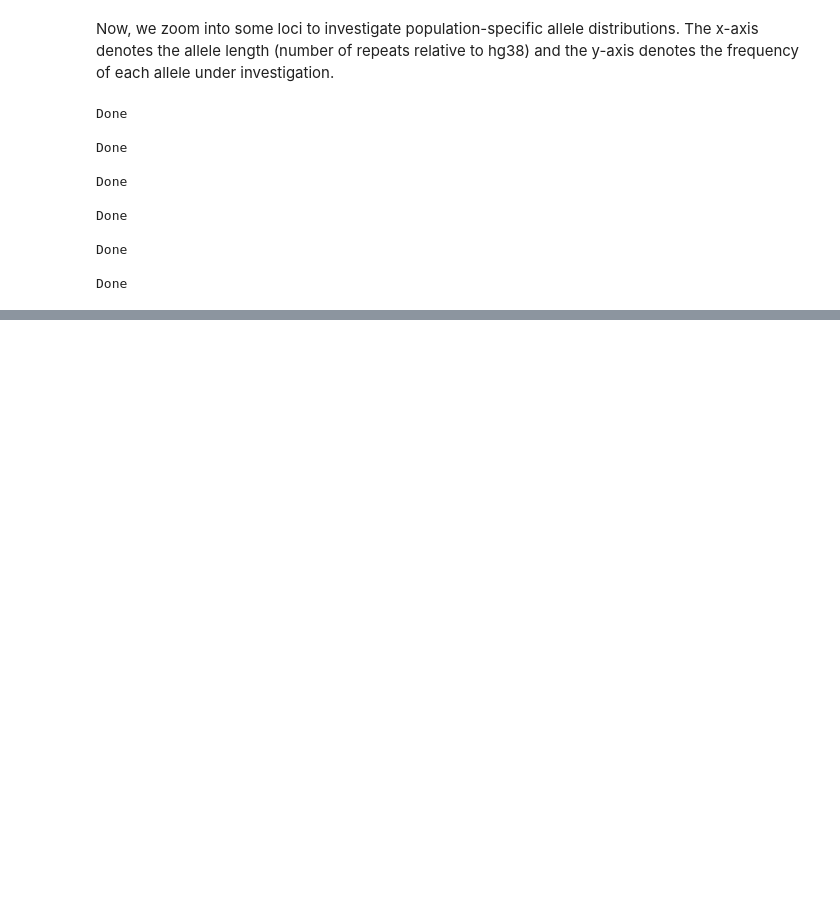
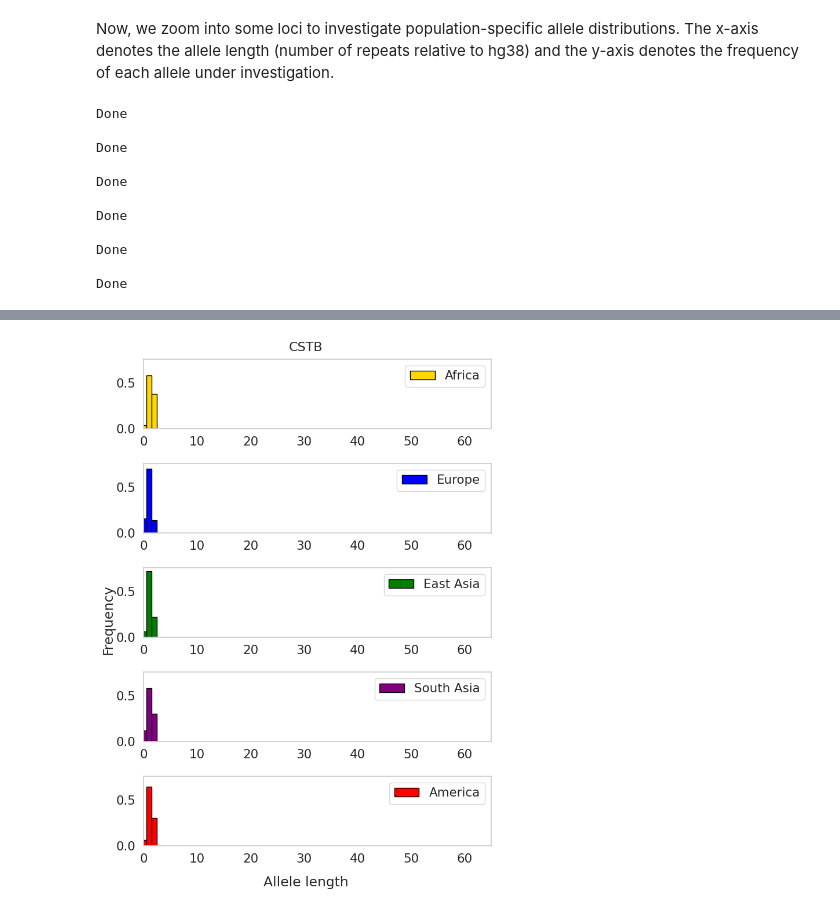
Before and after one commit to yli091230/genotyping_repeats_tutorial, a Jupyter notebook: Part 2 notebook.ipynb, the cells around one changed output, grey strips where cells are left out. Cells and saved outputs as stored; diff of their text form; code cells hidden in the pictures; blank space fills up the shorter version.

```diff
--- a/Part 2 notebook.ipynb
+++ b/Part 2 notebook.ipynb
@@ -316,0 +293,4 @@ associaTR \
+# %%
+plot_locus_allele_distribution("downstream/chr21.43776443_stats.tab", "CSTB")
+# %% [output]
+[figure, added]
```
Also changed, not shown: parts of 13 cells of this notebook.
